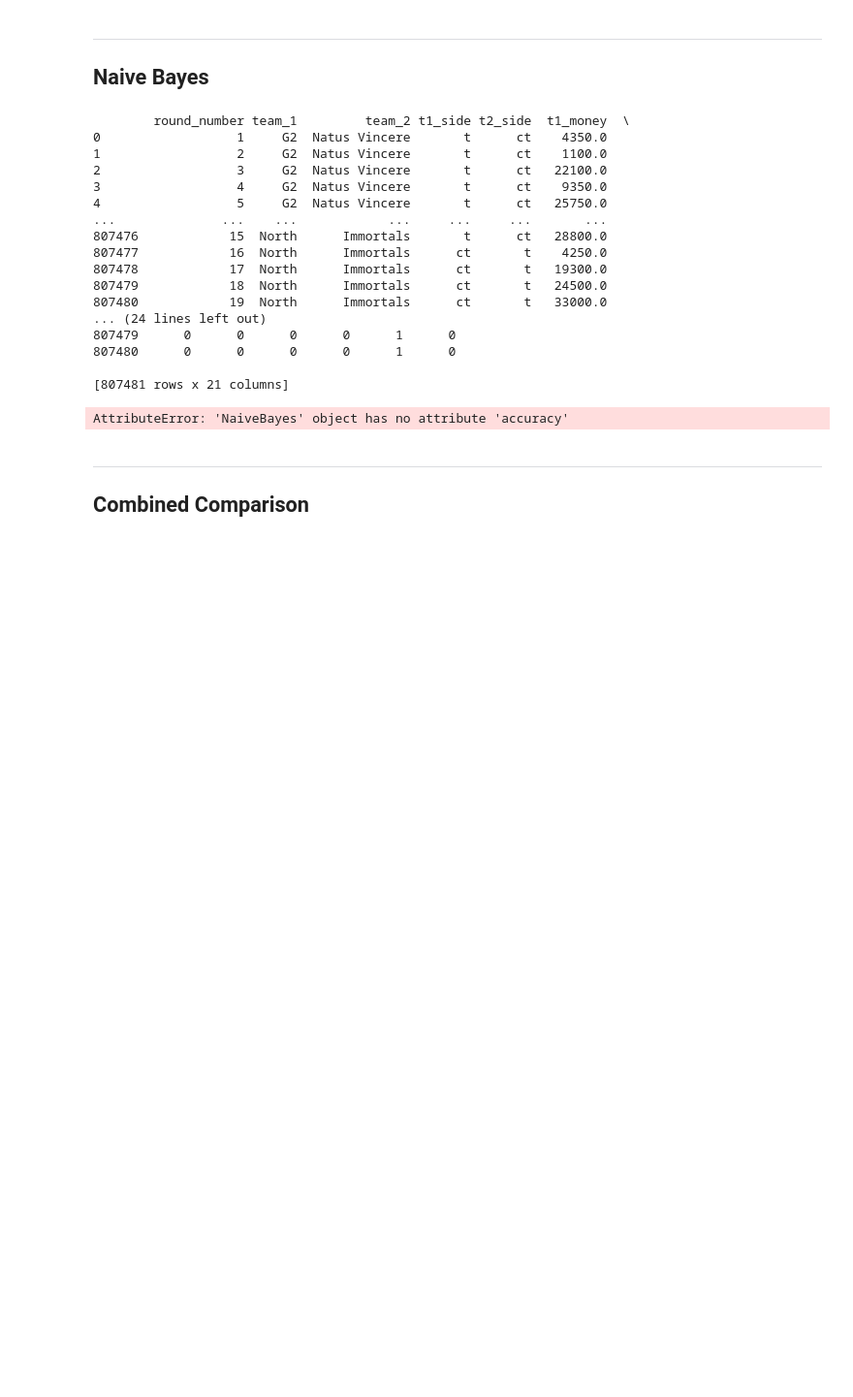
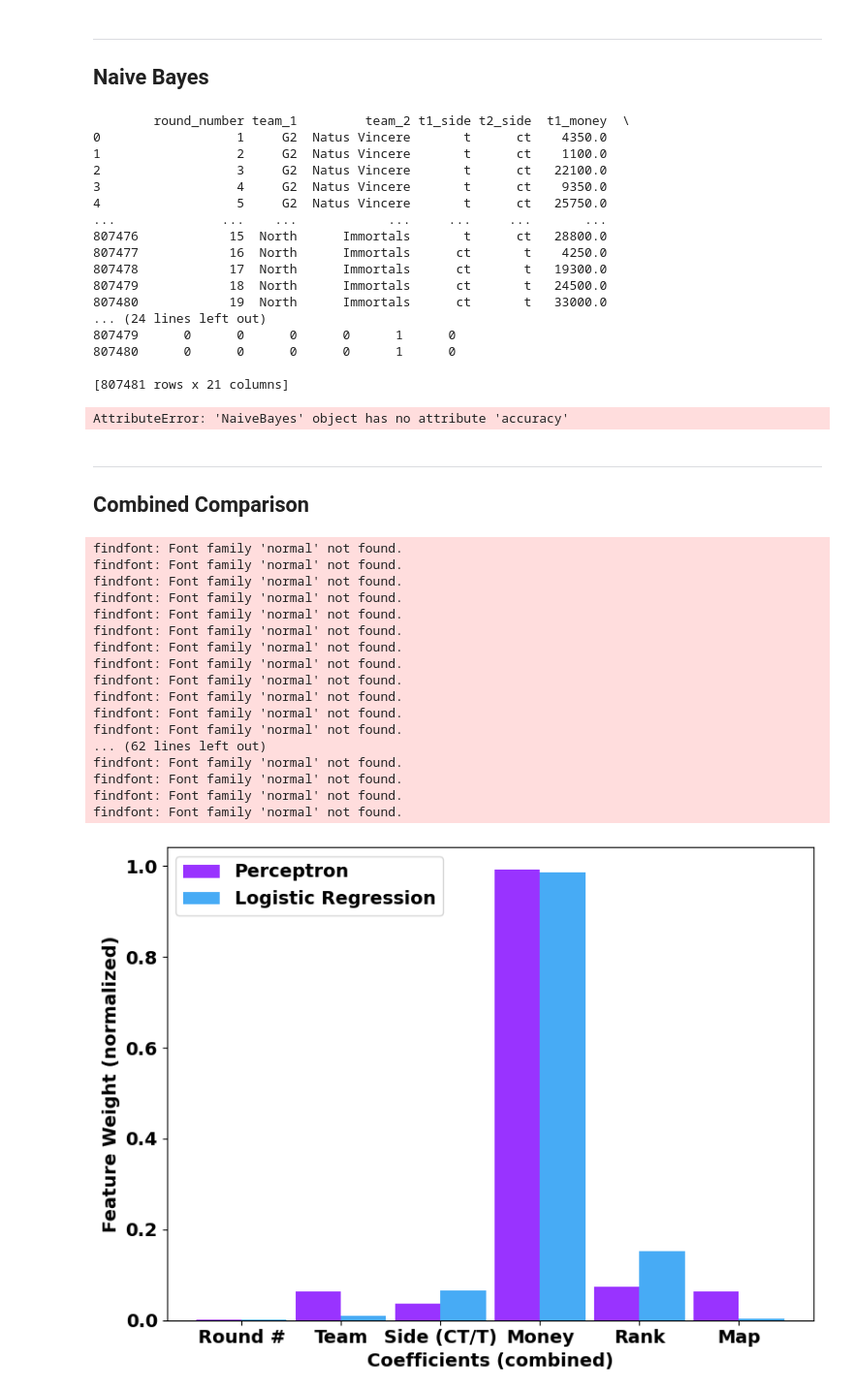
Before and after one commit to markoleptic/CSGO-Match-Predictions, a Jupyter notebook: Main.ipynb, the cells around one changed output. Shown at 97% size. Drawn from its saved outputs; the diff is of its cells as text; code cells hidden in the pictures; blank space fills up the shorter version.

```diff
--- a/Main.ipynb
+++ b/Main.ipynb
@@ -231,0 +256,30 @@ Combined Comparison
+# %%
+plt.rcParams['figure.figsize'] = [8, 6]
+plt.rcParams['figure.dpi'] = 100
+
+plt.rc('font', size=14)
+plt.rc('axes', labelsize=50)
+plt.rc('xtick', labelsize=14)
+plt.rc('ytick', labelsize=14)
+plt.rc('legend', fontsize=14)
+
+plot_All_coefficents_chart(coefficent_chart_features, ['Perceptron', 'Logistic Regression'], valuesArray=[values_p, values_LR])
+# %% [output]
+findfont: Font family 'normal' not found.
+findfont: Font family 'normal' not found.
+findfont: Font family 'normal' not found.
+findfont: Font family 'normal' not found.
+findfont: Font family 'normal' not found.
+findfont: Font family 'normal' not found.
+findfont: Font family 'normal' not found.
+findfont: Font family 'normal' not found.
+findfont: Font family 'normal' not found.
+findfont: Font family 'normal' not found.
+findfont: Font family 'normal' not found.
+findfont: Font family 'normal' not found.
+... (62 lines left out)
+findfont: Font family 'normal' not found.
+findfont: Font family 'normal' not found.
+findfont: Font family 'normal' not found.
+findfont: Font family 'normal' not found.
+[figure, added]
```
Also changed, not shown: parts of 6 cells of this notebook, 7 other files.
